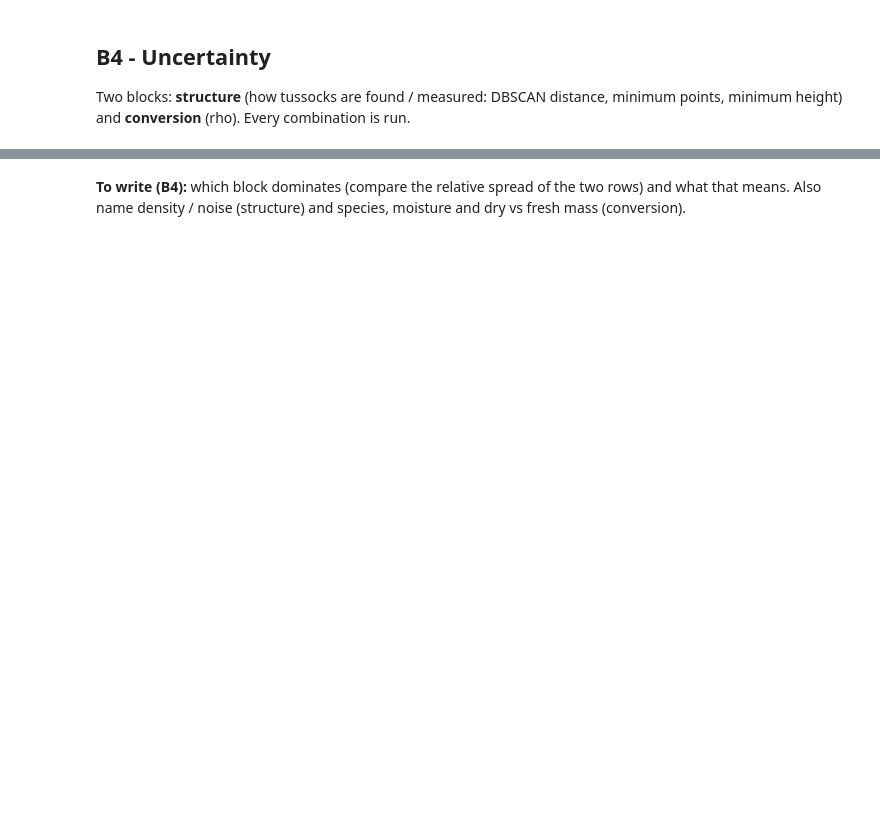
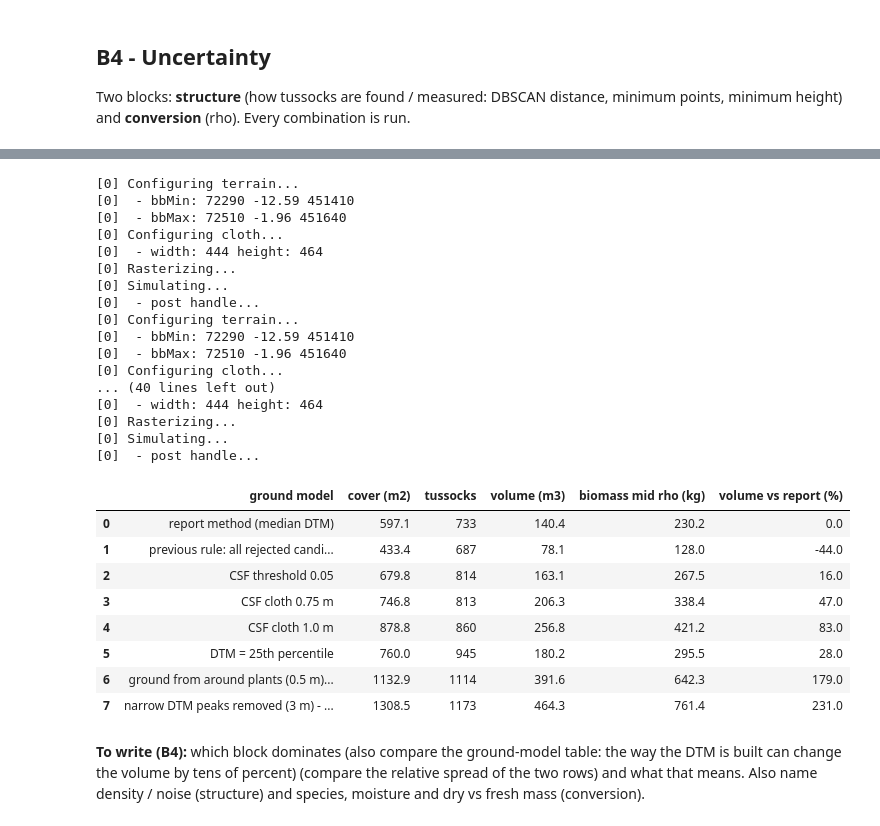
Before and after one commit to evpalli/zandmotor-biomass-pointclouds, a Jupyter notebook: notebooks/B_biomass.ipynb, the cells around one changed output, grey strips where cells are left out. Saved outputs shown, nothing was run; the diff lists cells and outputs as text; code cells hidden in the pictures; blank space fills up the shorter version.

```diff
--- a/notebooks/B_biomass.ipynb
+++ b/notebooks/B_biomass.ipynb
@@ -226,2 +128,39 @@ axs[0].set_ylabel("total volume (m3)"); H.save(fig, "B4_parameter_effects")
+# %%
+q25 = lambda v: np.percentile(v, 25)
+rows = []
+for name, opt in [("report method (median DTM)", {}), ("previous rule: all rejected candidates back to ground", dict(ground_back="all")), ("CSF threshold 0.05", dict(csf=dict(threshold=.05))), ("CSF cloth 0.75 m", dict(csf=dict(resolution=.75))), ("CSF cloth 1.0 m", dict(csf=dict(resolution=1.0))), ("DTM = 25th percentile", dict(dtm_how=q25)),
+                  ("ground from around plants (0.5 m) - upper bound", dict(mask_plants=.5)), ("narrow DTM peaks removed (3 m) - upper bound", dict(open_dtm=3.))]:
+    Rv = r if not opt else H.separate(H.read_points(E), **opt); Rv["epoch"] = E
+    tv = H.tussocks(Rv, alpha=False)
+    rows.append({"ground model": name, "cover (m2)": round(H.cover_m2(Rv), 1), "tussocks": len(tv), "volume (m3)": round(tv.vol_column.sum(), 1), "biomass mid rho (kg)": round(tv.agb_mid_kg.sum(), 1)})
+g = pd.DataFrame(rows); g["volume vs report (%)"] = (100 * (g["volume (m3)"] / g["volume (m3)"].iloc[0] - 1)).round(0)
+H.table(g, "B4_ground_model_sensitivity")
+# %% [output]
+[0] Configuring terrain...
+[0]  - bbMin: 72290 -12.59 451410
+[0]  - bbMax: 72510 -1.96 451640
+[0] Configuring cloth...
+[0]  - width: 444 height: 464
+[0] Rasterizing...
+[0] Simulating...
+[0]  - post handle...
+[0] Configuring terrain...
+[0]  - bbMin: 72290 -12.59 451410
+[0]  - bbMax: 72510 -1.96 451640
+[0] Configuring cloth...
+... (40 lines left out)
+[0]  - width: 444 height: 464
+[0] Rasterizing...
+[0] Simulating...
+[0]  - post handle...
+|  | ground model | cover (m2) | tussocks | volume (m3) | biomass mid rho (kg) | volume vs report (%) |
+| 0 | report method (median DTM) | 597.1 | 733 | 140.4 | 230.2 | 0.0 |
+| 1 | previous rule: all rejected candi... | 433.4 | 687 | 78.1 | 128.0 | -44.0 |
+| 2 | CSF threshold 0.05 | 679.8 | 814 | 163.1 | 267.5 | 16.0 |
+| 3 | CSF cloth 0.75 m | 746.8 | 813 | 206.3 | 338.4 | 47.0 |
+| 4 | CSF cloth 1.0 m | 878.8 | 860 | 256.8 | 421.2 | 83.0 |
+| 5 | DTM = 25th percentile | 760.0 | 945 | 180.2 | 295.5 | 28.0 |
+| 6 | ground from around plants (0.5 m)... | 1132.9 | 1114 | 391.6 | 642.3 | 179.0 |
+| 7 | narrow DTM peaks removed (3 m) - ... | 1308.5 | 1173 | 464.3 | 761.4 | 231.0 |
 # %% [markdown]
-**To write (B4):** which block dominates (compare the relative spread of the two rows) and what that means. Also name density / noise (structure) and species, moisture and dry vs fresh mass (conversion).
+**To write (B4):** which block dominates (also compare the ground-model table: the way the DTM is built can change the volume by tens of percent) (compare the relative spread of the two rows) and what that means. Also name density / noise (structure) and species, moisture and dry vs fresh mass (conversion).
```
Also changed, not shown: parts of 15 cells of this notebook.
